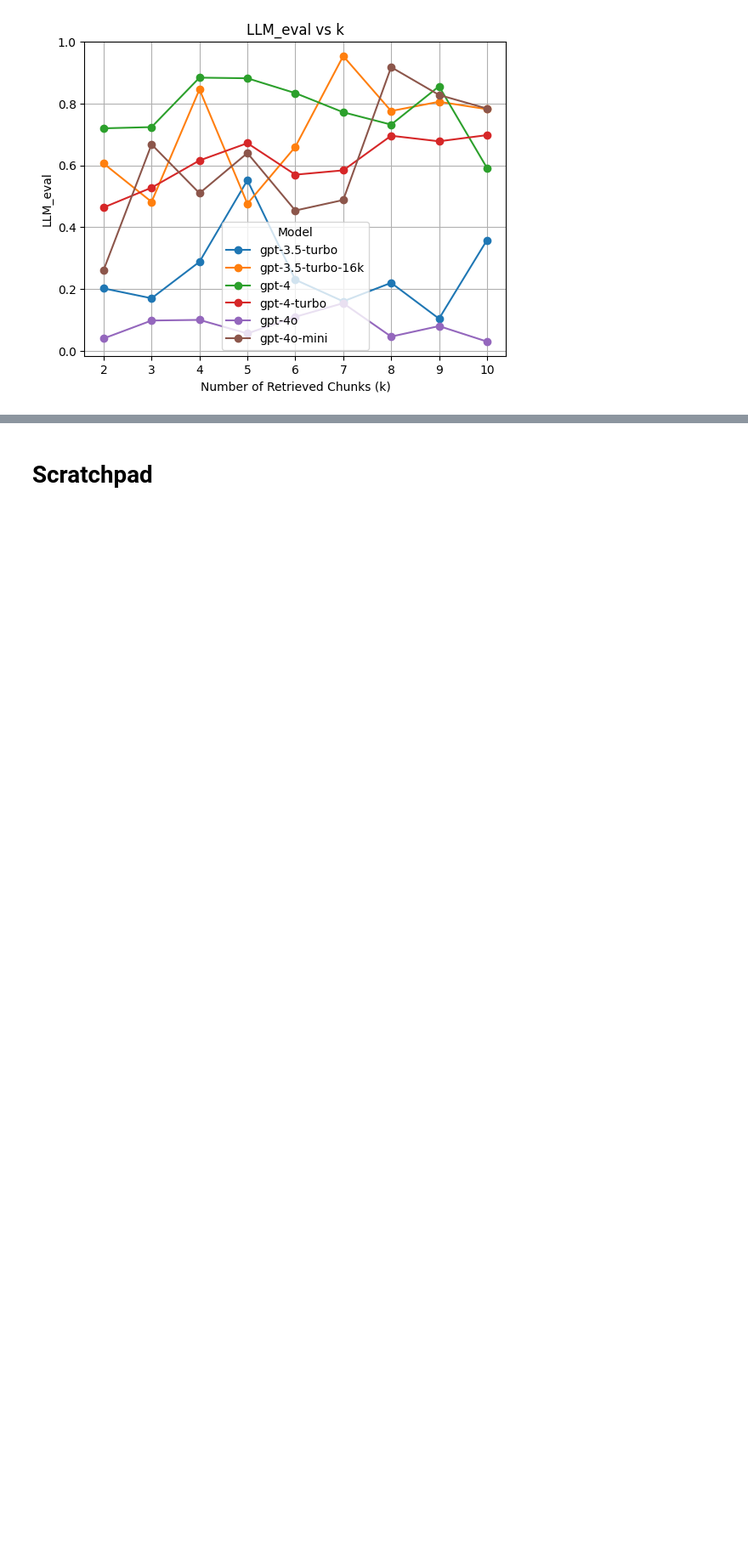
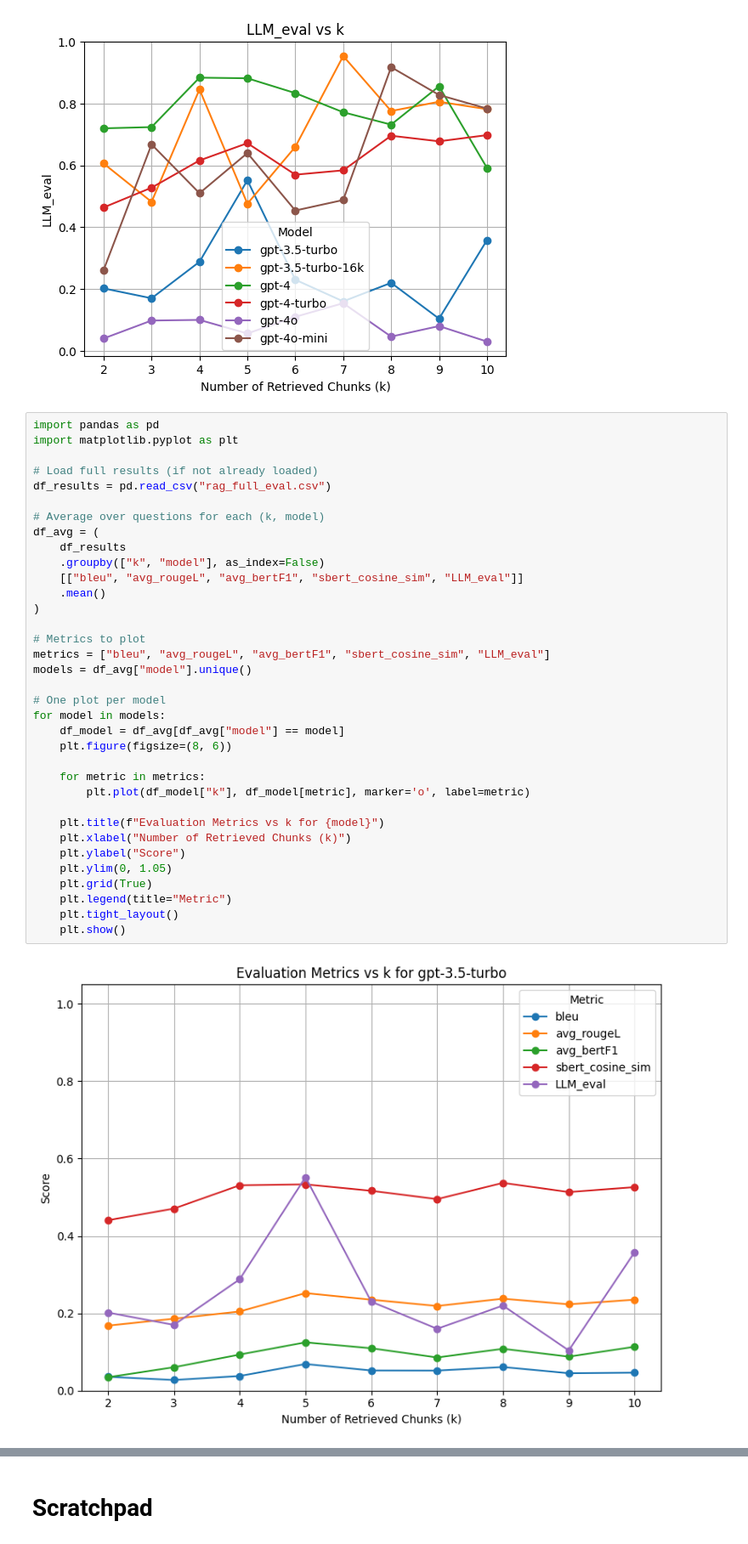
Before and after one commit to hshahrzad/RAG-Project, a Jupyter notebook: Rag_prototype.ipynb, the cells around one changed output, grey strips where cells are left out. Shown at 85% size. Cells and saved outputs as stored; diff of their text form; blank space fills up the shorter version.

```diff
--- a/Rag_prototype.ipynb
+++ b/Rag_prototype.ipynb
@@ -670,3 +670,40 @@ for metric in metrics:
 [figure]
 [figure]
 [figure]
+# %%
+import pandas as pd
+import matplotlib.pyplot as plt
+
+# Load full results (if not already loaded)
+df_results = pd.read_csv("rag_full_eval.csv")
+
+# Average over questions for each (k, model)
+df_avg = (
+    df_results
+    .groupby(["k", "model"], as_index=False)
+    [["bleu", "avg_rougeL", "avg_bertF1", "sbert_cosine_sim", "LLM_eval"]]
+    .mean()
+)
+
+# Metrics to plot
+metrics = ["bleu", "avg_rougeL", "avg_bertF1", "sbert_cosine_sim", "LLM_eval"]
+models = df_avg["model"].unique()
+
+# One plot per model
+for model in models:
+    df_model = df_avg[df_avg["model"] == model]
+    plt.figure(figsize=(8, 6))
+
+    for metric in metrics:
+        plt.plot(df_model["k"], df_model[metric], marker='o', label=metric)
+
+    plt.title(f"Evaluation Metrics vs k for {model}")
+    plt.xlabel("Number of Retrieved Chunks (k)")
+    plt.ylabel("Score")
+    plt.ylim(0, 1.05)
+    plt.grid(True)
+    plt.legend(title="Metric")
+    plt.tight_layout()
+    plt.show()
+# %% [output]
+[figure, added]
```
Also changed, not shown: parts of 2 cells of this notebook.
